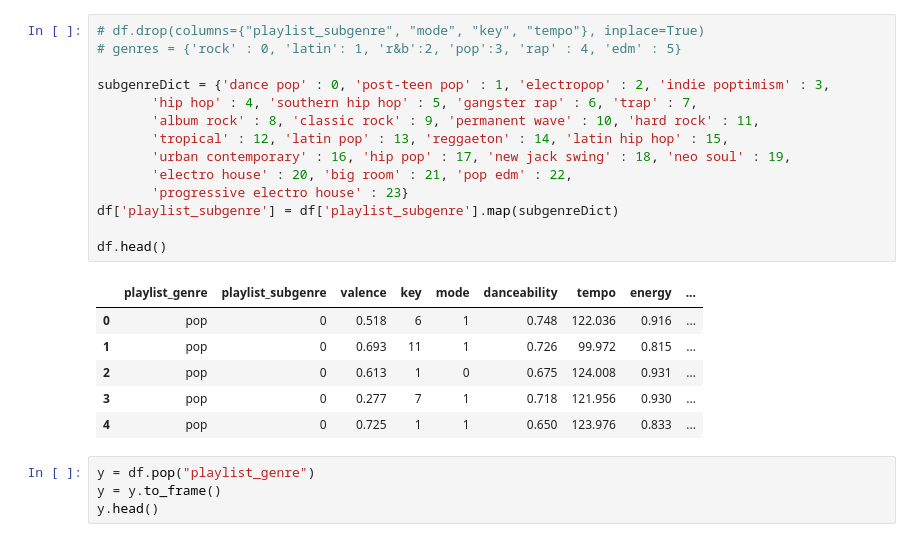
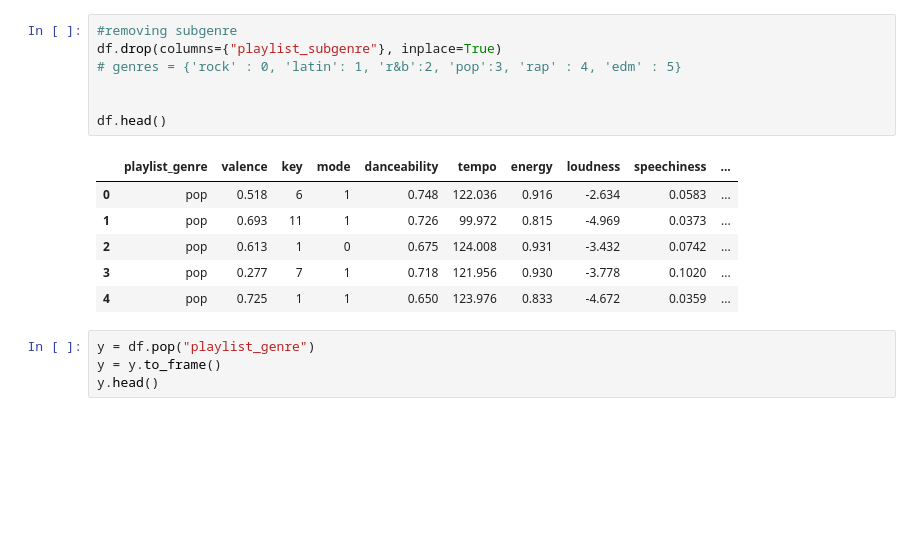
Before and after one commit to sanjaytaylor2012/Project1_ML, a Jupyter notebook: model.ipynb, the cells around one changed output. Drawn from its saved outputs; the diff is of its cells as text; blank space fills up the shorter version.

```diff
--- a/model.ipynb
+++ b/model.ipynb
@@ -63,24 +75,17 @@ for feature in features:
-# %%
-# df.drop(columns={"playlist_subgenre", "mode", "key", "tempo"}, inplace=True)
-# genres = {'rock' : 0, 'latin': 1, 'r&b':2, 'pop':3, 'rap' : 4, 'edm' : 5}
-
-subgenreDict = {'dance pop' : 0, 'post-teen pop' : 1, 'electropop' : 2, 'indie poptimism' : 3,
-       'hip hop' : 4, 'southern hip hop' : 5, 'gangster rap' : 6, 'trap' : 7,
-       'album rock' : 8, 'classic rock' : 9, 'permanent wave' : 10, 'hard rock' : 11,
-       'tropical' : 12, 'latin pop' : 13, 'reggaeton' : 14, 'latin hip hop' : 15,
-       'urban contemporary' : 16, 'hip pop' : 17, 'new jack swing' : 18, 'neo soul' : 19,
-       'electro house' : 20, 'big room' : 21, 'pop edm' : 22,
-       'progressive electro house' : 23}
-df['playlist_subgenre'] = df['playlist_subgenre'].map(subgenreDict)
-
-df.head()
-# %% [output]
-|  | playlist_genre | playlist_subgenre | valence | key | mode | danceability | tempo | energy | ... |
-| 0 | pop | 0 | 0.518 | 6 | 1 | 0.748 | 122.036 | 0.916 | ... |
-| 1 | pop | 0 | 0.693 | 11 | 1 | 0.726 | 99.972 | 0.815 | ... |
-| 2 | pop | 0 | 0.613 | 1 | 0 | 0.675 | 124.008 | 0.931 | ... |
-| 3 | pop | 0 | 0.277 | 7 | 1 | 0.718 | 121.956 | 0.930 | ... |
-| 4 | pop | 0 | 0.725 | 1 | 1 | 0.650 | 123.976 | 0.833 | ... |
+# %%
+#removing subgenre
+df.drop(columns={"playlist_subgenre"}, inplace=True)
+# genres = {'rock' : 0, 'latin': 1, 'r&b':2, 'pop':3, 'rap' : 4, 'edm' : 5}
+
+
+df.head()
+# %% [output]
+|  | playlist_genre | valence | key | mode | danceability | tempo | energy | loudness | speechiness | ... |
+| 0 | pop | 0.518 | 6 | 1 | 0.748 | 122.036 | 0.916 | -2.634 | 0.0583 | ... |
+| 1 | pop | 0.693 | 11 | 1 | 0.726 | 99.972 | 0.815 | -4.969 | 0.0373 | ... |
+| 2 | pop | 0.613 | 1 | 0 | 0.675 | 124.008 | 0.931 | -3.432 | 0.0742 | ... |
+| 3 | pop | 0.277 | 7 | 1 | 0.718 | 121.956 | 0.930 | -3.778 | 0.1020 | ... |
+| 4 | pop | 0.725 | 1 | 1 | 0.650 | 123.976 | 0.833 | -4.672 | 0.0359 | ... |
 # %%
 y = df.pop("playlist_genre")
 y = y.to_frame()
```
Also changed, not shown: parts of 6 cells of this notebook, 2 other files.
